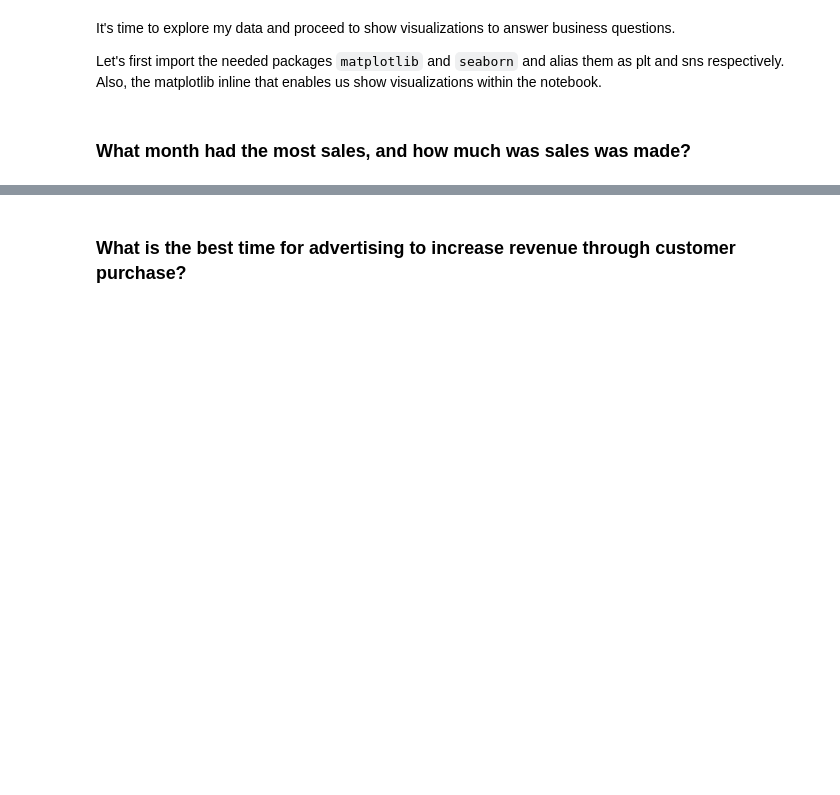
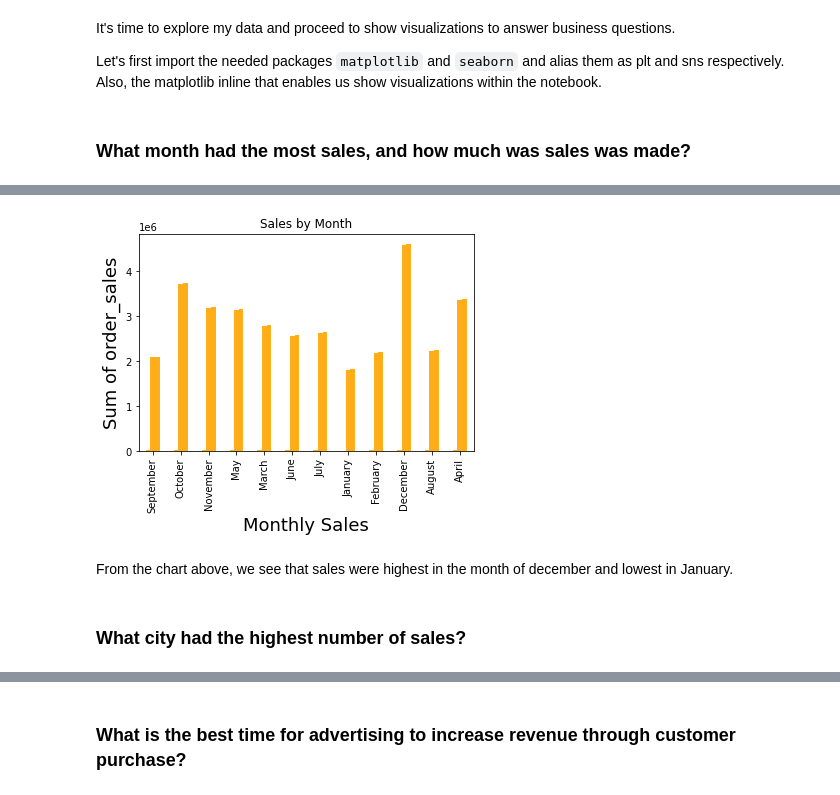
Before and after one commit to Nkem-Nwatu/Business-Analytics, a Jupyter notebook: Analytics.ipynb, the cells around one changed output, grey strips where cells are left out. Drawn from its saved outputs; the diff is of its cells as text; code cells hidden in the pictures; blank space fills up the shorter version.

```diff
--- a/Analytics.ipynb
+++ b/Analytics.ipynb
@@ -432,2 +426,15 @@ plt.show()
+# %%
+counts = Sales_Data.groupby('order_month').sum('order_sales').sort_values(by = 'order_month', ascending = False)
+# Sales_Data.groupby(['order_month']).sum()['order_sales']
+counts.plot(kind='bar', title='Sales by Month',  color='orange', alpha=.9, legend = None );
+plt.xlabel('Monthly Sales', fontsize=18)
+plt.ylabel('Sum of order_sales', fontsize=18);
+# %% [output]
+[figure, added]
+# %% [markdown]
+From the chart above, we see that sales were highest in the month of december and lowest in January.
+# %% [markdown]
+<a id='2'></a>
+### What city had the highest number of sales?
 # %%
 abd = Sales_Data.copy()
```
Also changed, not shown: parts of 26 cells of this notebook.
